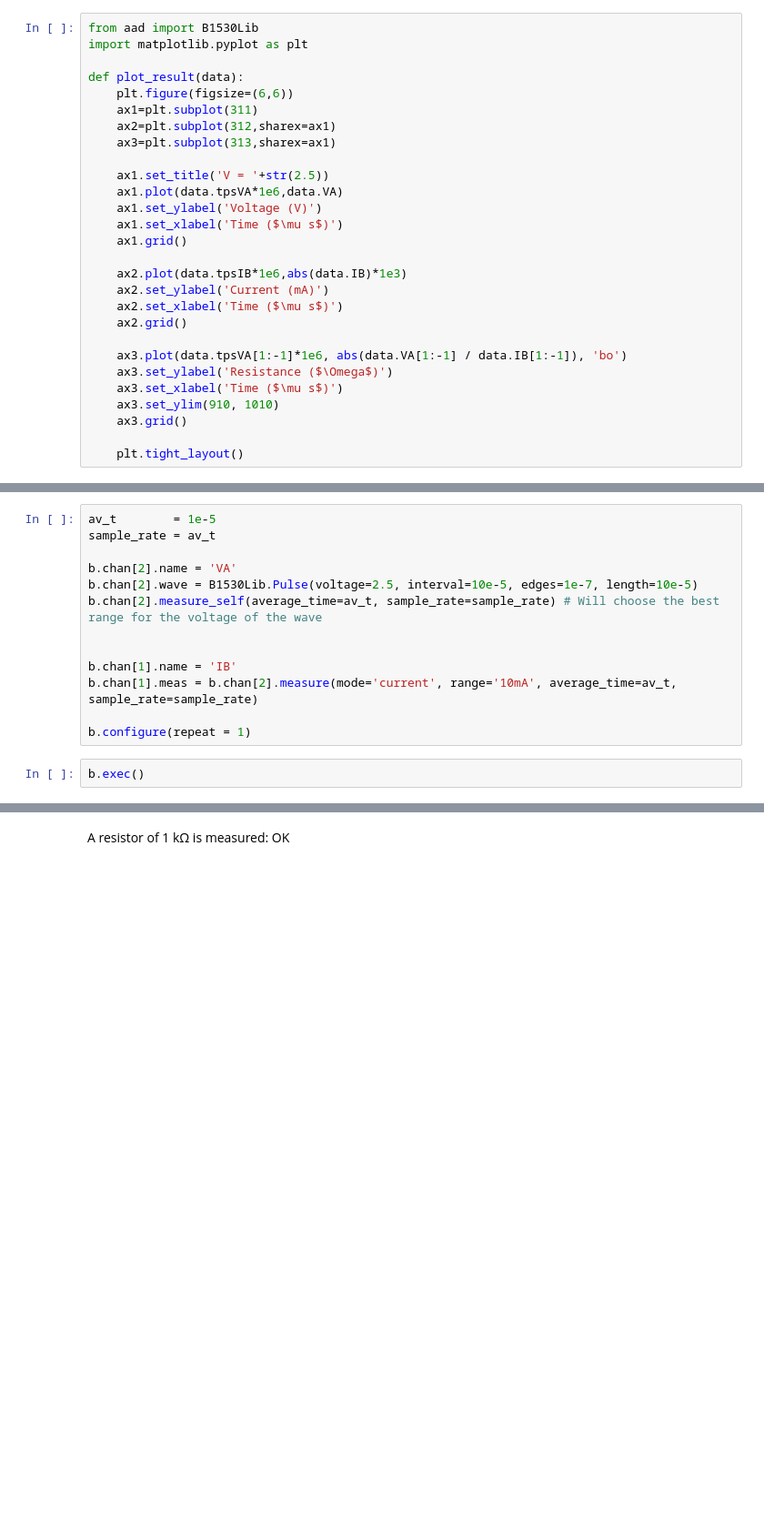
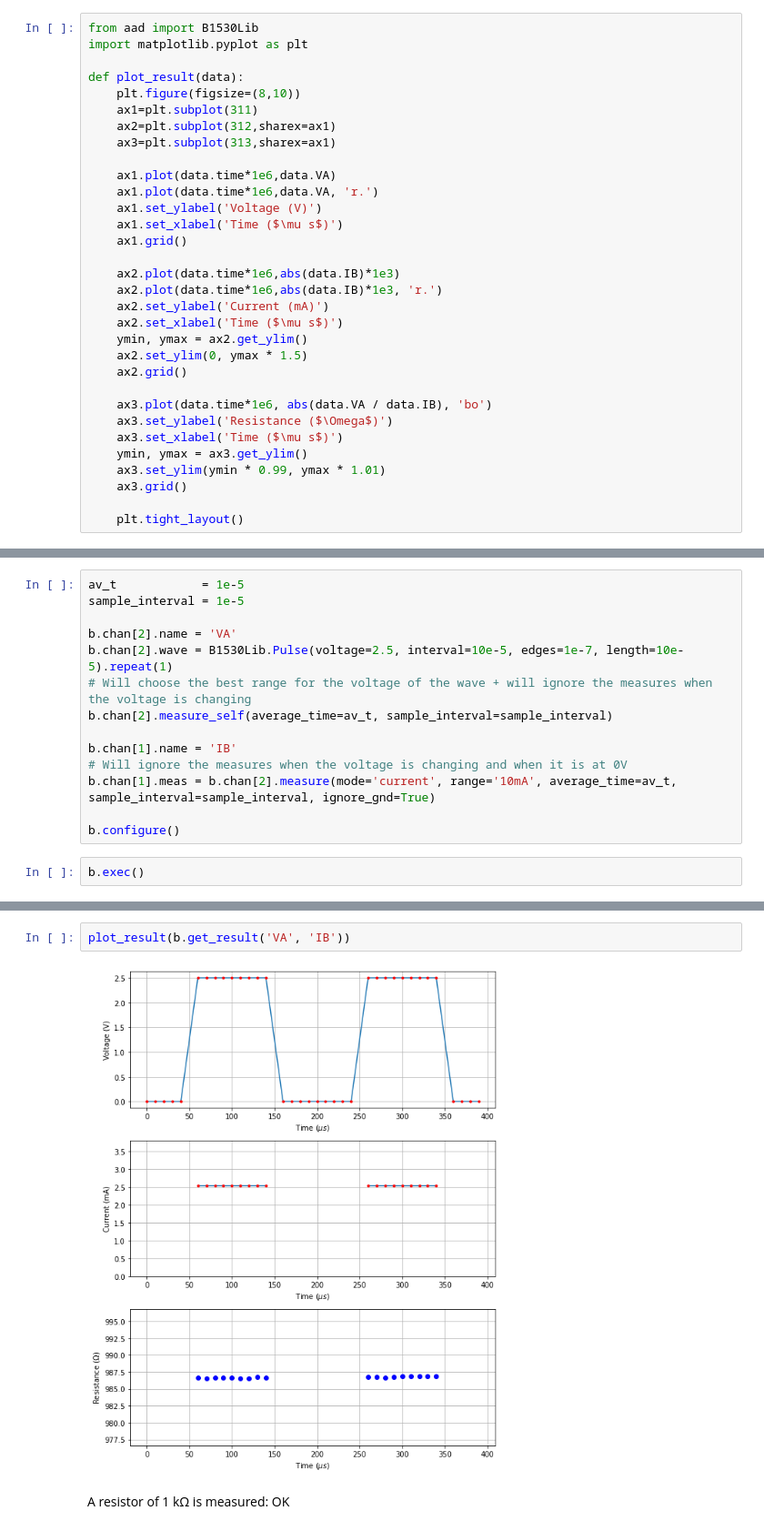
Before and after one commit to arenaudineau/AwesomeArray-PythonDriver, a Jupyter notebook: demo/B1530lib.ipynb, the cells around one changed output, grey strips where cells are left out. Shown at 91% size. Drawn from its saved outputs; the diff is of its cells as text; blank space fills up the shorter version.

```diff
--- a/demo/B1530lib.ipynb
+++ b/demo/B1530lib.ipynb
@@ -3,26 +3,30 @@ from aad import B1530Lib
 import matplotlib.pyplot as plt
 
 def plot_result(data):
-    plt.figure(figsize=(6,6))
+    plt.figure(figsize=(8,10))
     ax1=plt.subplot(311)
     ax2=plt.subplot(312,sharex=ax1)
     ax3=plt.subplot(313,sharex=ax1)
 
-    ax1.set_title('V = '+str(2.5))
-    ax1.plot(data.tpsVA*1e6,data.VA)
+    ax1.plot(data.time*1e6,data.VA)
+    ax1.plot(data.time*1e6,data.VA, 'r.')
     ax1.set_ylabel('Voltage (V)')
     ax1.set_xlabel('Time ($\mu s$)')
     ax1.grid()
 
-    ax2.plot(data.tpsIB*1e6,abs(data.IB)*1e3)
+    ax2.plot(data.time*1e6,abs(data.IB)*1e3)
+    ax2.plot(data.time*1e6,abs(data.IB)*1e3, 'r.')
     ax2.set_ylabel('Current (mA)')
     ax2.set_xlabel('Time ($\mu s$)')
+    ymin, ymax = ax2.get_ylim()
+    ax2.set_ylim(0, ymax * 1.5)
     ax2.grid()
 
-    ax3.plot(data.tpsVA[1:-1]*1e6, abs(data.VA[1:-1] / data.IB[1:-1]), 'bo')
+    ax3.plot(data.time*1e6, abs(data.VA / data.IB), 'bo')
     ax3.set_ylabel('Resistance ($\Omega$)')
     ax3.set_xlabel('Time ($\mu s$)')
-    ax3.set_ylim(910, 1010)
+    ymin, ymax = ax3.get_ylim()
+    ax3.set_ylim(ymin * 0.99, ymax * 1.01)
     ax3.grid()
 
     plt.tight_layout()
@@ -35,17 +39,18 @@ ASRL4::INSTR
 GPIB0::INTFC
 GPIB0::18::INSTR
 # %%
-av_t        = 1e-5
-sample_rate = av_t
+av_t            = 1e-5
+sample_interval = 1e-5
 
 b.chan[2].name = 'VA'
-b.chan[2].wave = B1530Lib.Pulse(voltage=2.5, interval=10e-5, edges=1e-7, length=10e-5)
-b.chan[2].measure_self(average_time=av_t, sample_rate=sample_rate) # Will choose the best range for the voltage of the wave
-
+b.chan[2].wave = B1530Lib.Pulse(voltage=2.5, interval=10e-5, edges=1e-7, length=10e-5).repeat(1)
+# Will choose the best range for the voltage of the wave + will ignore the measures when the voltage is changing
+b.chan[2].measure_self(average_time=av_t, sample_interval=sample_interval)
 
 b.chan[1].name = 'IB'
-b.chan[1].meas = b.chan[2].measure(mode='current', range='10mA', average_time=av_t, sample_rate=sample_rate)
+# Will ignore the measures when the voltage is changing and when it is at 0V
+b.chan[1].meas = b.chan[2].measure(mode='current', range='10mA', average_time=av_t, sample_interval=sample_interval, ignore_gnd=True)
 
-b.configure(repeat = 1)
+b.configure()
 # %%
 b.exec()
@@ -57,3 +57,7 @@ plot_result(data)
+# %%
+plot_result(b.get_result('VA', 'IB'))
+# %% [output]
+[figure, added]
 # %% [markdown]
 A resistor of 1 kΩ is measured: OK
 # %%
```
Also changed, not shown: parts of 4 cells of this notebook, 1 other file.
